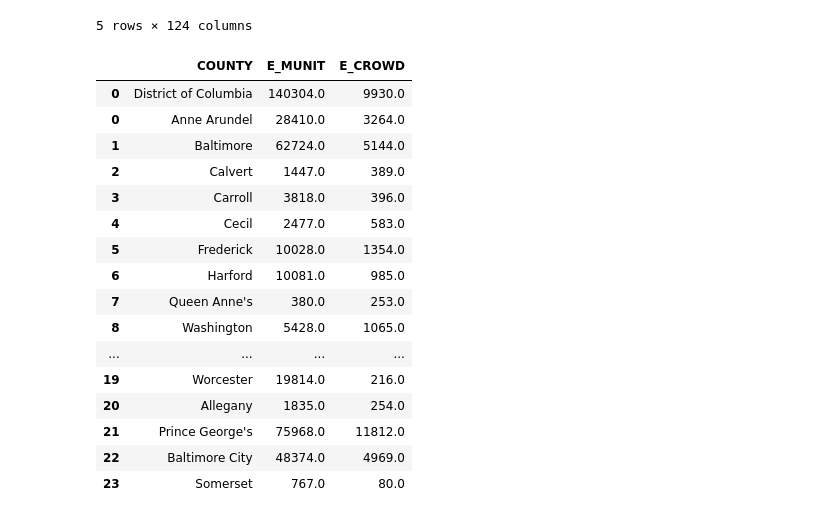
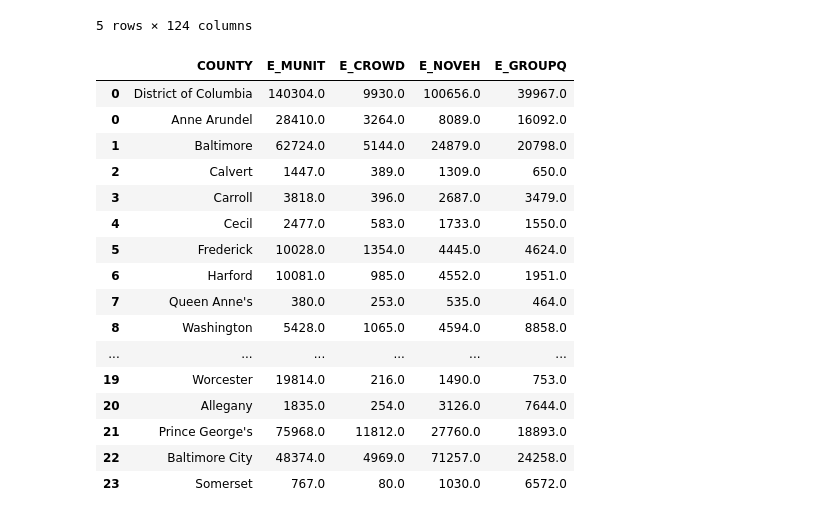
Before and after one commit to BerkeleyPoulsen/447-Project, a Jupyter notebook: 447 Project Part 1.ipynb, the cells around one changed output. Cells and saved outputs as stored; diff of their text form; code cells hidden in the pictures.

```diff
--- a/447 Project Part 1.ipynb
+++ b/447 Project Part 1.ipynb
@@ -70,22 +94,23 @@ county_combined_vulnerability.head()
 | 3 | 3 | 24 | MARYLAND | MD | Carroll | 24013 | Carroll County, Maryland | 447.600142 | 167535.0 | 0.0 | ... |
 5 rows × 124 columns
 # %%
-county_combined_vulnerability[["COUNTY", "E_MUNIT", "E_CROWD"]]
+county_combined_vulnerability[["COUNTY", "E_MUNIT", "E_CROWD", "E_NOVEH", "E_GROUPQ"]]
+#Combine data of parcel data
 # %% [output]
-|  | COUNTY | E_MUNIT | E_CROWD |
-| 0 | District of Columbia | 140304.0 | 9930.0 |
-| 0 | Anne Arundel | 28410.0 | 3264.0 |
-| 1 | Baltimore | 62724.0 | 5144.0 |
-| 2 | Calvert | 1447.0 | 389.0 |
-| 3 | Carroll | 3818.0 | 396.0 |
-| 4 | Cecil | 2477.0 | 583.0 |
-| 5 | Frederick | 10028.0 | 1354.0 |
-| 6 | Harford | 10081.0 | 985.0 |
-| 7 | Queen Anne's | 380.0 | 253.0 |
-| 8 | Washington | 5428.0 | 1065.0 |
-| ... | ... | ... | ... |
-| 19 | Worcester | 19814.0 | 216.0 |
-| 20 | Allegany | 1835.0 | 254.0 |
-| 21 | Prince George's | 75968.0 | 11812.0 |
-| 22 | Baltimore City | 48374.0 | 4969.0 |
-| 23 | Somerset | 767.0 | 80.0 |
+|  | COUNTY | E_MUNIT | E_CROWD | E_NOVEH | E_GROUPQ |
+| 0 | District of Columbia | 140304.0 | 9930.0 | 100656.0 | 39967.0 |
+| 0 | Anne Arundel | 28410.0 | 3264.0 | 8089.0 | 16092.0 |
+| 1 | Baltimore | 62724.0 | 5144.0 | 24879.0 | 20798.0 |
+| 2 | Calvert | 1447.0 | 389.0 | 1309.0 | 650.0 |
+| 3 | Carroll | 3818.0 | 396.0 | 2687.0 | 3479.0 |
+| 4 | Cecil | 2477.0 | 583.0 | 1733.0 | 1550.0 |
+| 5 | Frederick | 10028.0 | 1354.0 | 4445.0 | 4624.0 |
+| 6 | Harford | 10081.0 | 985.0 | 4552.0 | 1951.0 |
+| 7 | Queen Anne's | 380.0 | 253.0 | 535.0 | 464.0 |
+| 8 | Washington | 5428.0 | 1065.0 | 4594.0 | 8858.0 |
+| ... | ... | ... | ... | ... | ... |
+| 19 | Worcester | 19814.0 | 216.0 | 1490.0 | 753.0 |
+| 20 | Allegany | 1835.0 | 254.0 | 3126.0 | 7644.0 |
+| 21 | Prince George's | 75968.0 | 11812.0 | 27760.0 | 18893.0 |
+| 22 | Baltimore City | 48374.0 | 4969.0 | 71257.0 | 24258.0 |
+| 23 | Somerset | 767.0 | 80.0 | 1030.0 | 6572.0 |
```
Also changed, not shown: parts of 2 cells of this notebook, 1 other file.
